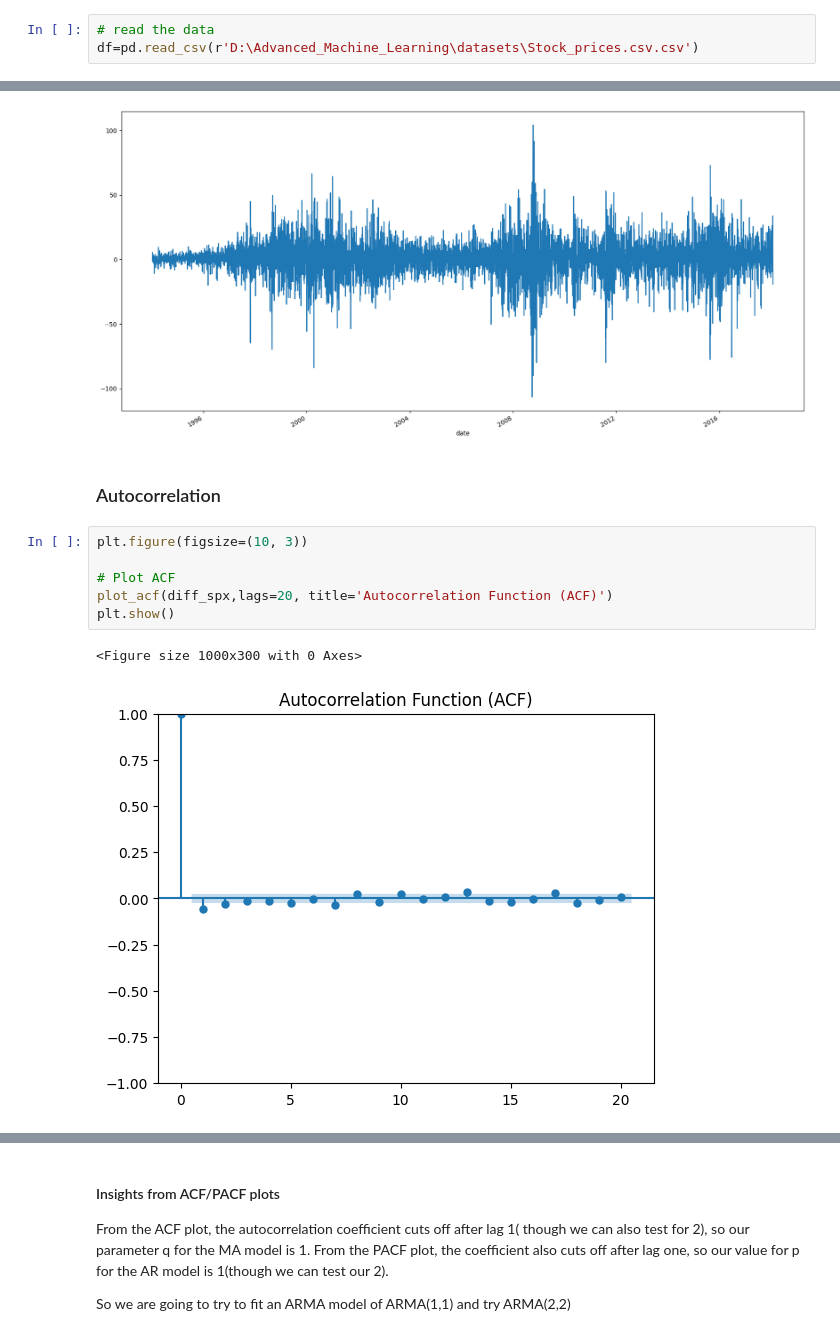
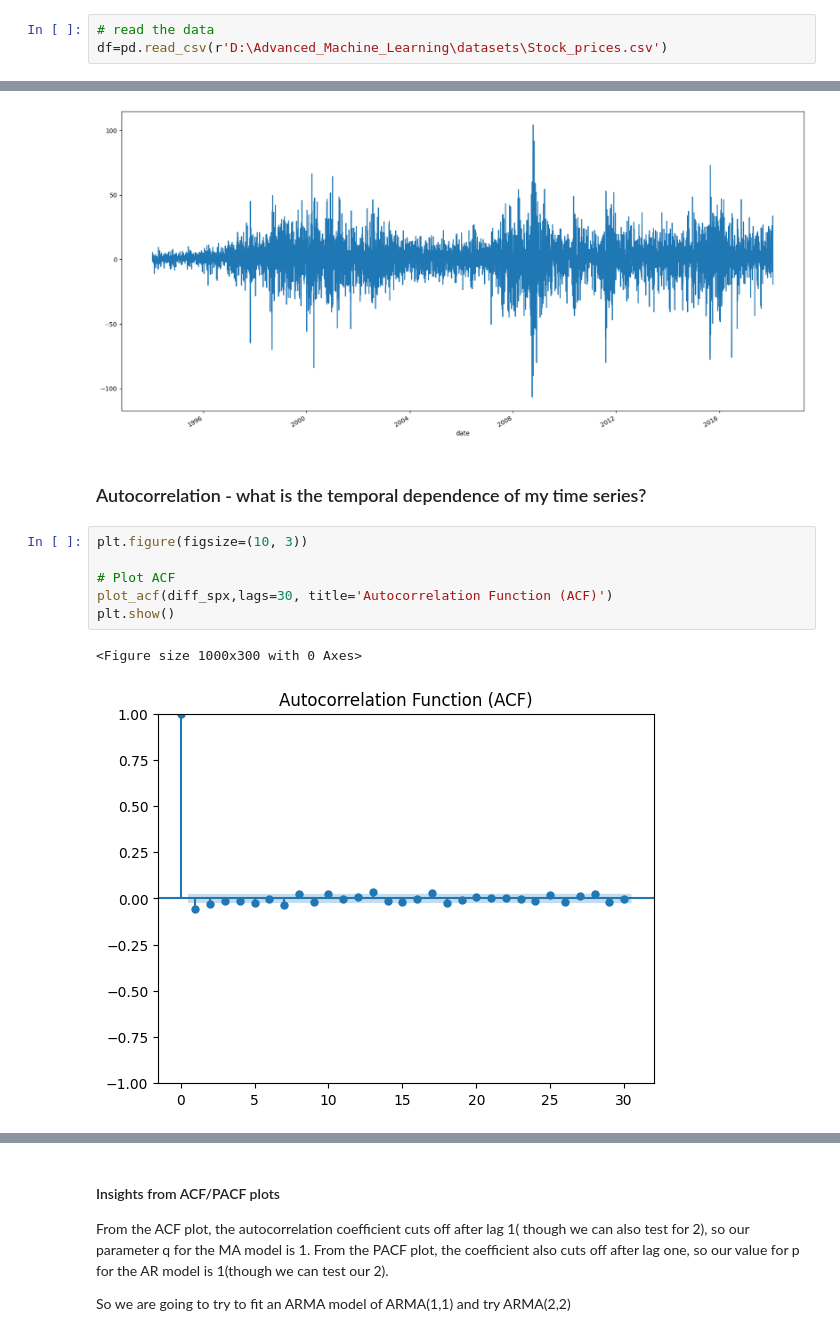
Before and after one commit to WamzMwangi/Advanced_Machine_Learning, a Jupyter notebook: Time_Series_Forecasting/Stock_prices_forecasting.ipynb, the cells around one changed output, grey strips where cells are left out. Saved outputs shown, nothing was run; the diff lists cells and outputs as text.

```diff
--- a/Time_Series_Forecasting/Stock_prices_forecasting.ipynb
+++ b/Time_Series_Forecasting/Stock_prices_forecasting.ipynb
@@ -23,7 +23,7 @@ In this project, we are going to use the historical stock prices of the S&P 500,
 ## 2. Loading and Exploring your data (EDA)
 # %%
 # read the data
-df=pd.read_csv(r'D:\Advanced_Machine_Learning\datasets\Stock_prices.csv.csv')
+df=pd.read_csv(r'D:\Advanced_Machine_Learning\datasets\Stock_prices.csv')
 # %%
 df.head()
 # %% [output]
@@ -225,16 +249,16 @@ plt.show()
 # %% [output]
 [figure]
 # %% [markdown]
-### Autocorrelation
+### Autocorrelation - what is the temporal dependence of my time series?
 # %%
 plt.figure(figsize=(10, 3))
 
 # Plot ACF
-plot_acf(diff_spx,lags=20, title='Autocorrelation Function (ACF)')
+plot_acf(diff_spx,lags=30, title='Autocorrelation Function (ACF)')
 plt.show()
 # %% [output]
 <Figure size 1000x300 with 0 Axes>
-[figure, old version]
+[figure, new version]
 # %%
 plt.figure(figsize=(10, 1))
 
```
Also changed, not shown: parts of 12 cells of this notebook, 1 other file.
